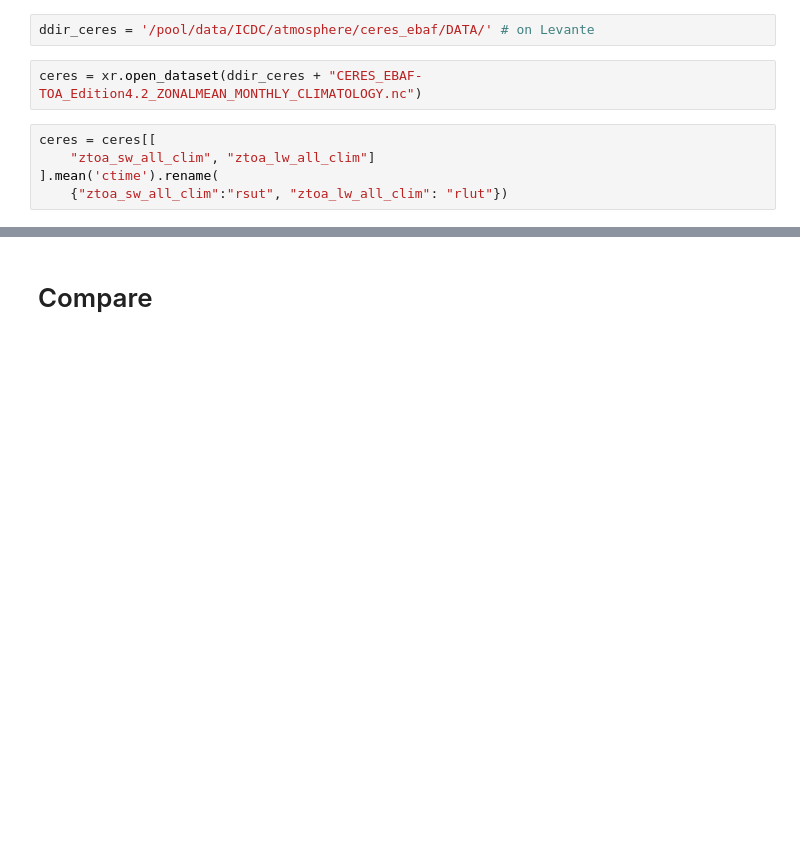
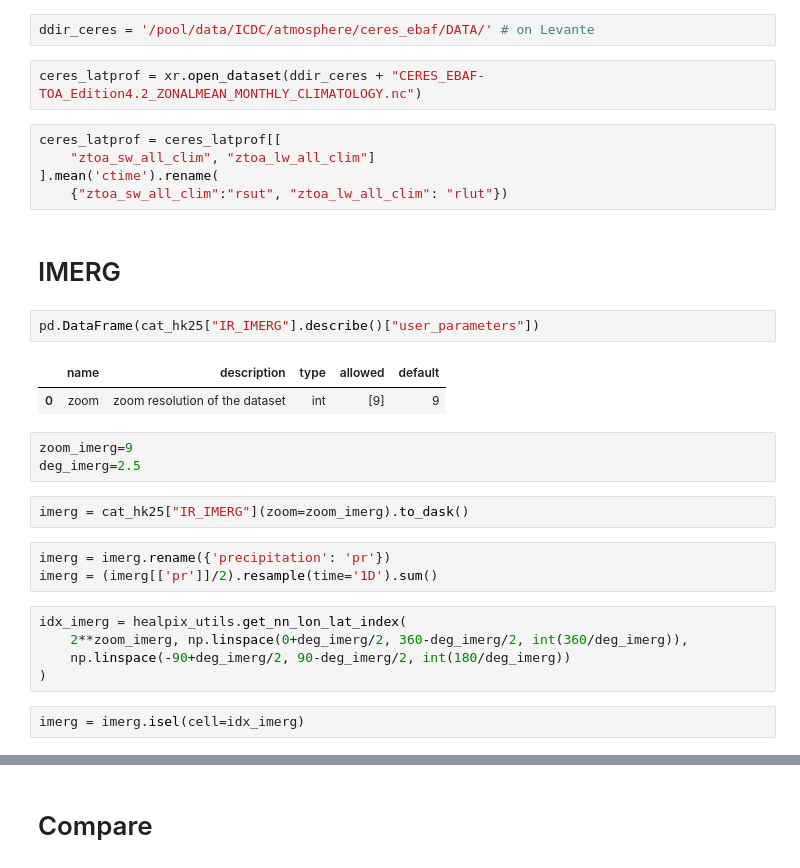
Before and after one commit to efons/add-CloudClimato-team, a Jupyter notebook: hk25-CloudClimato/LatProfiles.ipynb, the cells around one changed output, grey strips where cells are left out. Saved outputs shown, nothing was run; the diff lists cells and outputs as text; blank space fills up the shorter version.

```diff
--- a/hk25-CloudClimato/LatProfiles.ipynb
+++ b/hk25-CloudClimato/LatProfiles.ipynb
@@ -107,9 +154,31 @@ era5_toa['rsut'] = era5_toa.rsut / (3600*24) # to convert to W m-2
 # %%
 ddir_ceres = '/pool/data/ICDC/atmosphere/ceres_ebaf/DATA/' # on Levante
 # %%
-ceres = xr.open_dataset(ddir_ceres + "CERES_EBAF-TOA_Edition4.2_ZONALMEAN_MONTHLY_CLIMATOLOGY.nc")
+ceres_latprof = xr.open_dataset(ddir_ceres + "CERES_EBAF-TOA_Edition4.2_ZONALMEAN_MONTHLY_CLIMATOLOGY.nc")
 # %%
-ceres = ceres[[
+ceres_latprof = ceres_latprof[[
     "ztoa_sw_all_clim", "ztoa_lw_all_clim"]
 ].mean('ctime').rename(
     {"ztoa_sw_all_clim":"rsut", "ztoa_lw_all_clim": "rlut"})
+# %% [markdown]
+# IMERG
+# %%
+pd.DataFrame(cat_hk25["IR_IMERG"].describe()["user_parameters"])
+# %% [output]
+|  | name | description | type | allowed | default |
+| 0 | zoom | zoom resolution of the dataset | int | [9] | 9 |
+# %%
+zoom_imerg=9
+deg_imerg=2.5
+# %%
+imerg = cat_hk25["IR_IMERG"](zoom=zoom_imerg).to_dask()
+# %%
+imerg = imerg.rename({'precipitation': 'pr'})
+imerg = (imerg[['pr']]/2).resample(time='1D').sum()
+# %%
+idx_imerg = healpix_utils.get_nn_lon_lat_index(
+    2**zoom_imerg, np.linspace(0+deg_imerg/2, 360-deg_imerg/2, int(360/deg_imerg)),
+    np.linspace(-90+deg_imerg/2, 90-deg_imerg/2, int(180/deg_imerg))
+)
+# %%
+imerg = imerg.isel(cell=idx_imerg)
```
Also changed, not shown: parts of 18 cells of this notebook.
